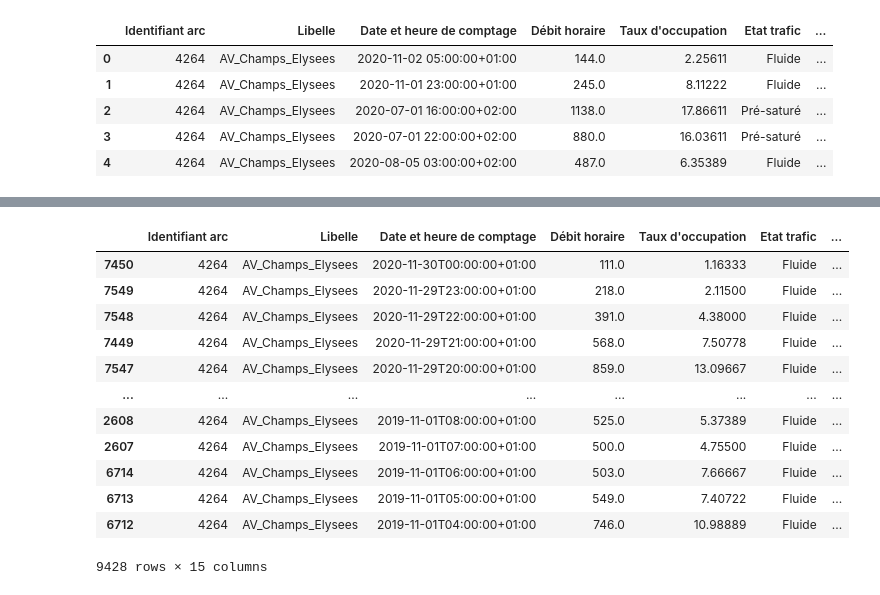
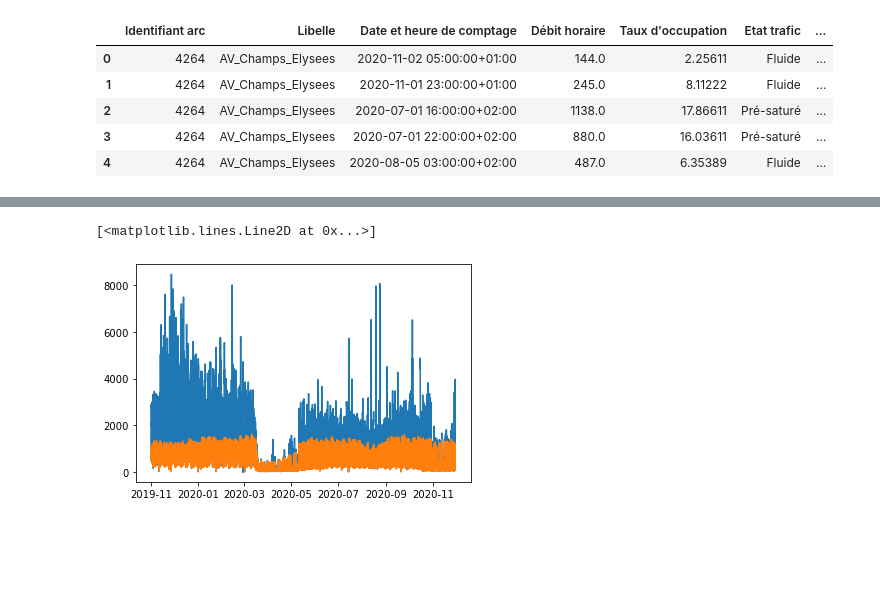
Before and after one commit to Roulini/datathon, a Jupyter notebook: visu.ipynb, the cells around one changed output, grey strips where cells are left out. Saved outputs shown, nothing was run; the diff lists cells and outputs as text; code cells hidden in the pictures; blank space fills up the shorter version.

```diff
--- a/visu.ipynb
+++ b/visu.ipynb
@@ -2,9 +2,9 @@
 import pandas as pd
 import seaborn as sns
 
-df_washington = pd.read_csv("washington.csv", sep = ";")
-df_convention = pd.read_csv("convention.csv", sep = ";")
-# df_sts = pd.read_csv("sts.csv", sep = ";")
+df_washington = pd.read_csv("data/washington.csv", sep = ";")
+# df_convention = pd.read_csv("data/convention.csv", sep = ";")
+# df_sts = pd.read_csv("data/sts.csv", sep = ";")
 
 def filter(df,amont,aval):
     df = df[df["Libelle noeud amont"]==amont]
@@ -30,5 +30,4 @@ df_washington.head()
 | 3 | 4264 | AV_Champs_Elysees | 2020-07-01 22:00:00+02:00 | 880.0 | 16.03611 | Pré-saturé | ... |
 | 4 | 4264 | AV_Champs_Elysees | 2020-08-05 03:00:00+02:00 | 487.0 | 6.35389 | Fluide | ... |
 # %%
-test = df_washington["Date et heure de comptage"][0]
-clean_test = ":".join(test.split(":")[:-1])+test.split(":")[-1]
+df_washington = df_washington.sort_values(by = "Date et heure de comptage")
@@ -52,16 +34,8 @@ Name: Date et heure de comptage, Length: 9428, dtype: object
-# %%
-df_washington.sort_values("Date et heure de comptage",ascending = False)
-# %% [output]
-|  | Identifiant arc | Libelle | Date et heure de comptage | Débit horaire | Taux d'occupation | Etat trafic | ... |
-| 7450 | 4264 | AV_Champs_Elysees | 2020-11-30T00:00:00+01:00 | 111.0 | 1.16333 | Fluide | ... |
-| 7549 | 4264 | AV_Champs_Elysees | 2020-11-29T23:00:00+01:00 | 218.0 | 2.11500 | Fluide | ... |
-| 7548 | 4264 | AV_Champs_Elysees | 2020-11-29T22:00:00+01:00 | 391.0 | 4.38000 | Fluide | ... |
-| 7449 | 4264 | AV_Champs_Elysees | 2020-11-29T21:00:00+01:00 | 568.0 | 7.50778 | Fluide | ... |
-| 7547 | 4264 | AV_Champs_Elysees | 2020-11-29T20:00:00+01:00 | 859.0 | 13.09667 | Fluide | ... |
-| ... | ... | ... | ... | ... | ... | ... | ... |
-| 2608 | 4264 | AV_Champs_Elysees | 2019-11-01T08:00:00+01:00 | 525.0 | 5.37389 | Fluide | ... |
-| 2607 | 4264 | AV_Champs_Elysees | 2019-11-01T07:00:00+01:00 | 500.0 | 4.75500 | Fluide | ... |
-| 6714 | 4264 | AV_Champs_Elysees | 2019-11-01T06:00:00+01:00 | 503.0 | 7.66667 | Fluide | ... |
-| 6713 | 4264 | AV_Champs_Elysees | 2019-11-01T05:00:00+01:00 | 549.0 | 7.40722 | Fluide | ... |
-| 6712 | 4264 | AV_Champs_Elysees | 2019-11-01T04:00:00+01:00 | 746.0 | 10.98889 | Fluide | ... |
-9428 rows × 15 columns
+# %%
+import matplotlib.pyplot as plt
+
+plt.plot(df_washington["Date et heure de comptage"],df_washington["Taux d'occupation"]*100)
+plt.plot(df_washington["Date et heure de comptage"],df_washington["Débit horaire"])
+# %% [output]
+[<matplotlib.lines.Line2D at 0x...>]
+[figure, added]
```
Also changed, not shown: parts of 4 cells of this notebook, 1 other file.
